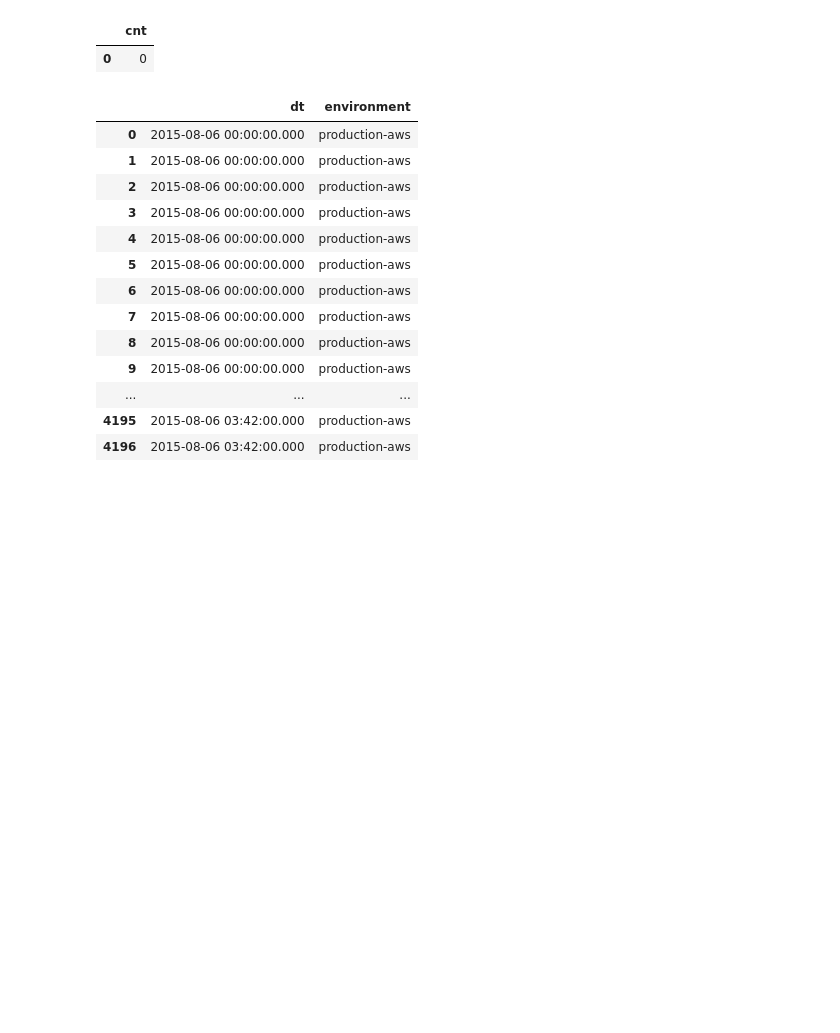
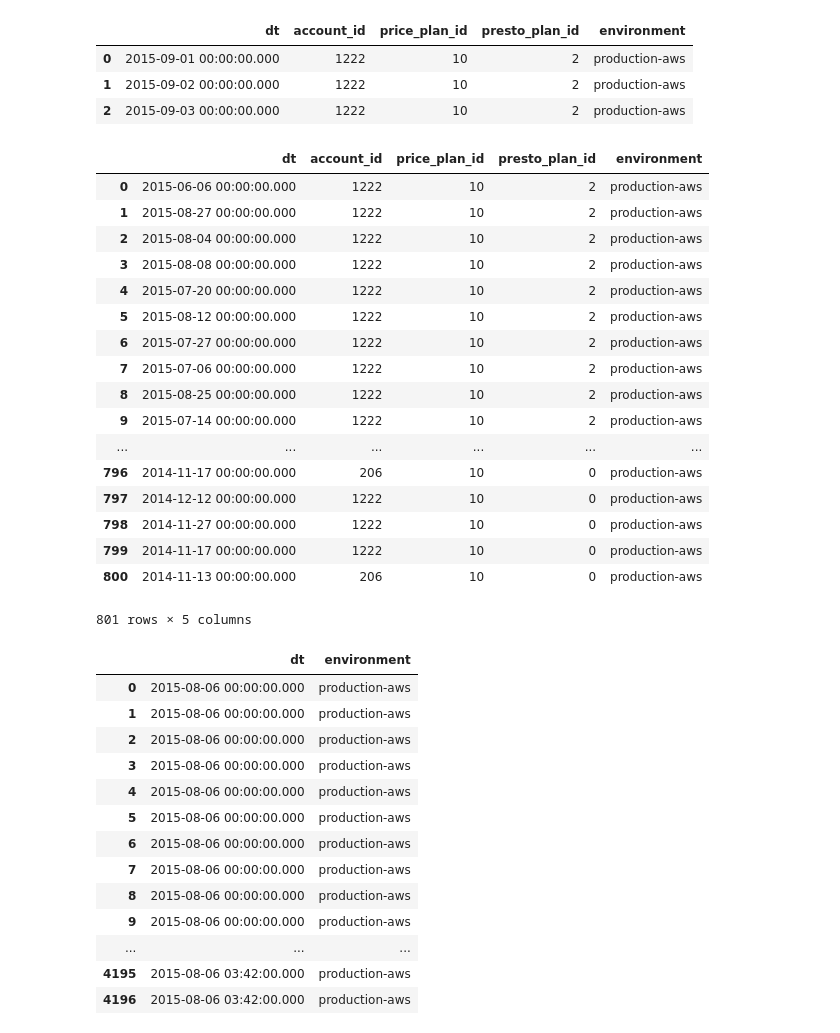
Before and after one commit to ryota5641/curryudon, a Jupyter notebook: ryota/FirstCurry.ipynb, the cells around one changed output. Drawn from its saved outputs; the diff is of its cells as text; code cells hidden in the pictures; blank space fills up the shorter version.

```diff
--- a/ryota/FirstCurry.ipynb
+++ b/ryota/FirstCurry.ipynb
@@ -49,14 +41,40 @@ INFO: import hadoop_account
 # %%
 start = '2015-08-01'
 end = '2010-08-07'
-# %%
-%%td_presto
-select count(1) cnt
-from nasdaq
-where td_time_range(time,'{start}','{end}')
-# %% [output]
-|  | cnt |
-| 0 | 0 |
+# %%
+%%td_presto
+select from_unixtime("time") AS "dt",account_id, price_plan_id, presto_plan_id, environment
+from account_histories
+where price_plan_id = 10 and td_time_range("time",'2015-09-01','2015-09-04')
+# %% [output]
+|  | dt | account_id | price_plan_id | presto_plan_id | environment |
+| 0 | 2015-09-01 00:00:00.000 | 1222 | 10 | 2 | production-aws |
+| 1 | 2015-09-02 00:00:00.000 | 1222 | 10 | 2 | production-aws |
+| 2 | 2015-09-03 00:00:00.000 | 1222 | 10 | 2 | production-aws |
+# %%
+%%td_presto
+select from_unixtime("time") AS "dt",account_id, price_plan_id, presto_plan_id,environment
+from account_histories
+where price_plan_id = 10
+# %% [output]
+|  | dt | account_id | price_plan_id | presto_plan_id | environment |
+| 0 | 2015-06-06 00:00:00.000 | 1222 | 10 | 2 | production-aws |
+| 1 | 2015-08-27 00:00:00.000 | 1222 | 10 | 2 | production-aws |
+| 2 | 2015-08-04 00:00:00.000 | 1222 | 10 | 2 | production-aws |
+| 3 | 2015-08-08 00:00:00.000 | 1222 | 10 | 2 | production-aws |
+| 4 | 2015-07-20 00:00:00.000 | 1222 | 10 | 2 | production-aws |
+| 5 | 2015-08-12 00:00:00.000 | 1222 | 10 | 2 | production-aws |
+| 6 | 2015-07-27 00:00:00.000 | 1222 | 10 | 2 | production-aws |
+| 7 | 2015-07-06 00:00:00.000 | 1222 | 10 | 2 | production-aws |
+| 8 | 2015-08-25 00:00:00.000 | 1222 | 10 | 2 | production-aws |
+| 9 | 2015-07-14 00:00:00.000 | 1222 | 10 | 2 | production-aws |
+| ... | ... | ... | ... | ... | ... |
+| 796 | 2014-11-17 00:00:00.000 | 206 | 10 | 0 | production-aws |
+| 797 | 2014-12-12 00:00:00.000 | 1222 | 10 | 0 | production-aws |
+| 798 | 2014-11-27 00:00:00.000 | 1222 | 10 | 0 | production-aws |
+| 799 | 2014-11-17 00:00:00.000 | 1222 | 10 | 0 | production-aws |
+| 800 | 2014-11-13 00:00:00.000 | 206 | 10 | 0 | production-aws |
+801 rows × 5 columns
 # %%
 %%td_presto
 select
```
Also changed, not shown: parts of 9 cells of this notebook.
